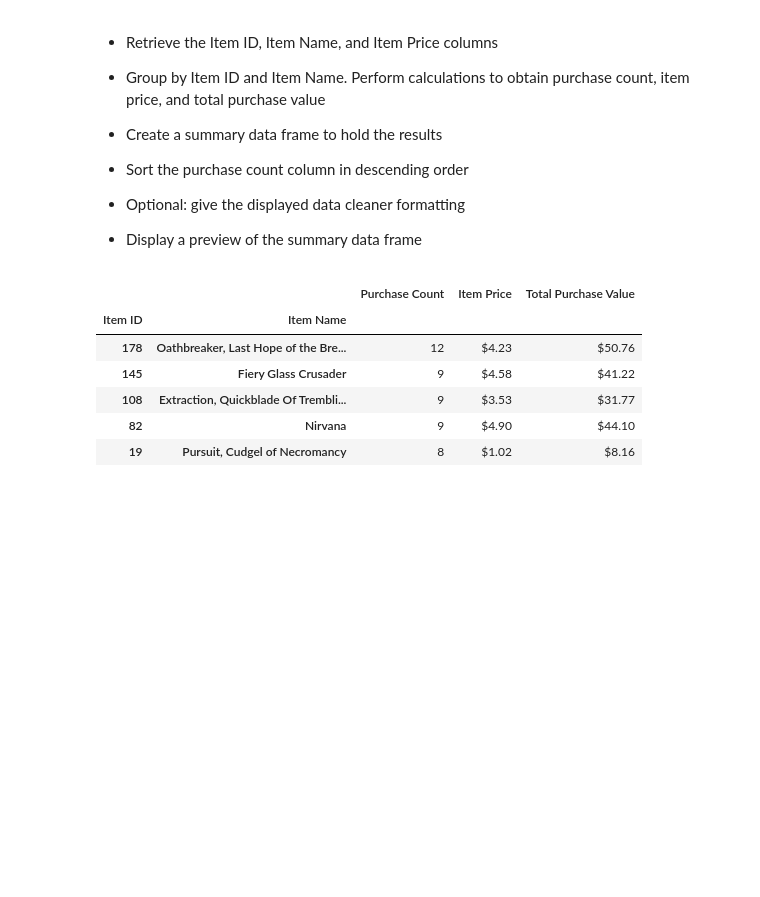
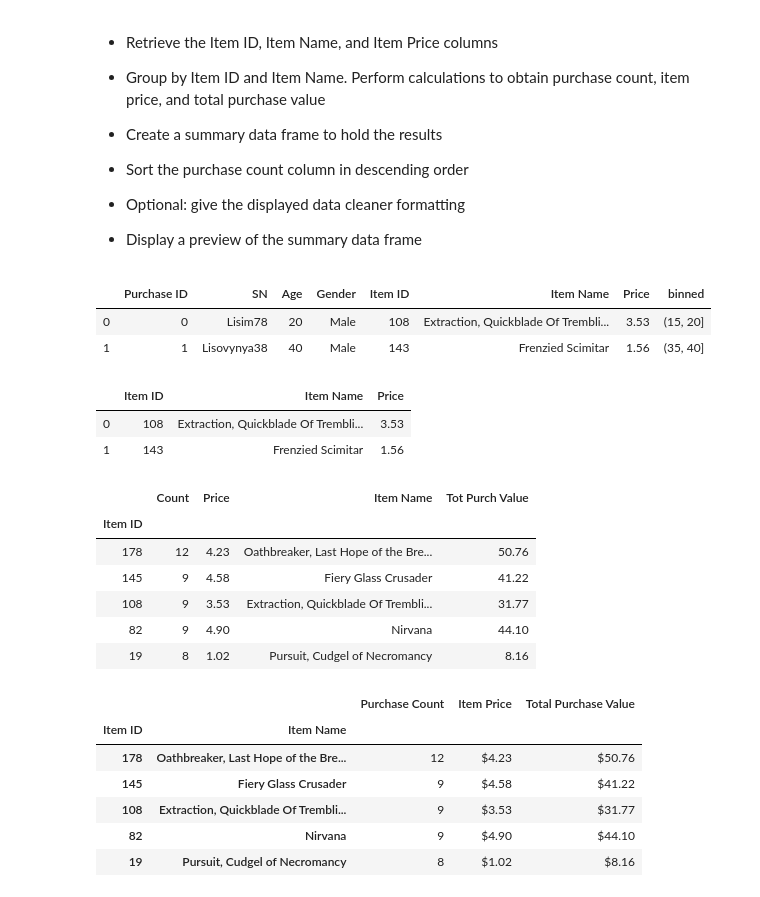
Before and after one commit to tigerkennedycosmos/pandas-challenge, a Jupyter notebook: HeroesOfPymoli_second.ipynb, the cells around one changed output. Saved outputs shown, nothing was run; the diff lists cells and outputs as text; code cells hidden in the pictures; blank space fills up the shorter version.

```diff
--- a/HeroesOfPymoli_second.ipynb
+++ b/HeroesOfPymoli_second.ipynb
@@ -387,6 +384,48 @@ Length: 576, dtype: int64
 
 
 * Display a preview of the summary data frame
+# %%
+purchase_data.head(2)
+# %% [output]
+|  | Purchase ID | SN | Age | Gender | Item ID | Item Name | Price | binned |
+| 0 | 0 | Lisim78 | 20 | Male | 108 | Extraction, Quickblade Of Trembli... | 3.53 | (15, 20] |
+| 1 | 1 | Lisovynya38 | 40 | Male | 143 | Frenzied Scimitar | 1.56 | (35, 40] |
+# %%
+pur_data = purchase_data[['Item ID','Item Name','Price']]
+pur_data.head(2)
+# %% [output]
+|  | Item ID | Item Name | Price |
+| 0 | 108 | Extraction, Quickblade Of Trembli... | 3.53 |
+| 1 | 143 | Frenzied Scimitar | 1.56 |
+# %%
+p_data_count= purchase_data.groupby('Item ID')['Item ID'].count()
+p_data_count.name = 'Count'
+p_data = pd.DataFrame(p_data_count)
+p_data.head(2)
+
+price = purchase_data.groupby('Item ID')['Price'].first()
+price_df = pd.DataFrame(price)
+#print(price_df)
+p_data = p_data.join(price_df)
+p_data.head(2)
+
+
+iname = purchase_data.groupby('Item ID')['Item Name'].first()
+name_df = pd.DataFrame(iname)
+p_data = p_data.join(name_df)
+p_data.head(2)
+
+p_data['Tot Purch Value'] = p_data['Count'] * p_data['Price']
+p_data.sort_values('Count', ascending=False, inplace=True)
+p_data.head()
+# %% [output]
+|  | Count | Price | Item Name | Tot Purch Value |
+| Item ID |  |  |  |  |
+| 178 | 12 | 4.23 | Oathbreaker, Last Hope of the Bre... | 50.76 |
+| 145 | 9 | 4.58 | Fiery Glass Crusader | 41.22 |
+| 108 | 9 | 3.53 | Extraction, Quickblade Of Trembli... | 31.77 |
+| 82 | 9 | 4.90 | Nirvana | 44.10 |
+| 19 | 8 | 1.02 | Pursuit, Cudgel of Necromancy | 8.16 |
 # %%
 # %% [output]
 |  |  | Purchase Count | Item Price | Total Purchase Value |
```
Also changed, not shown: parts of 2 cells of this notebook.
